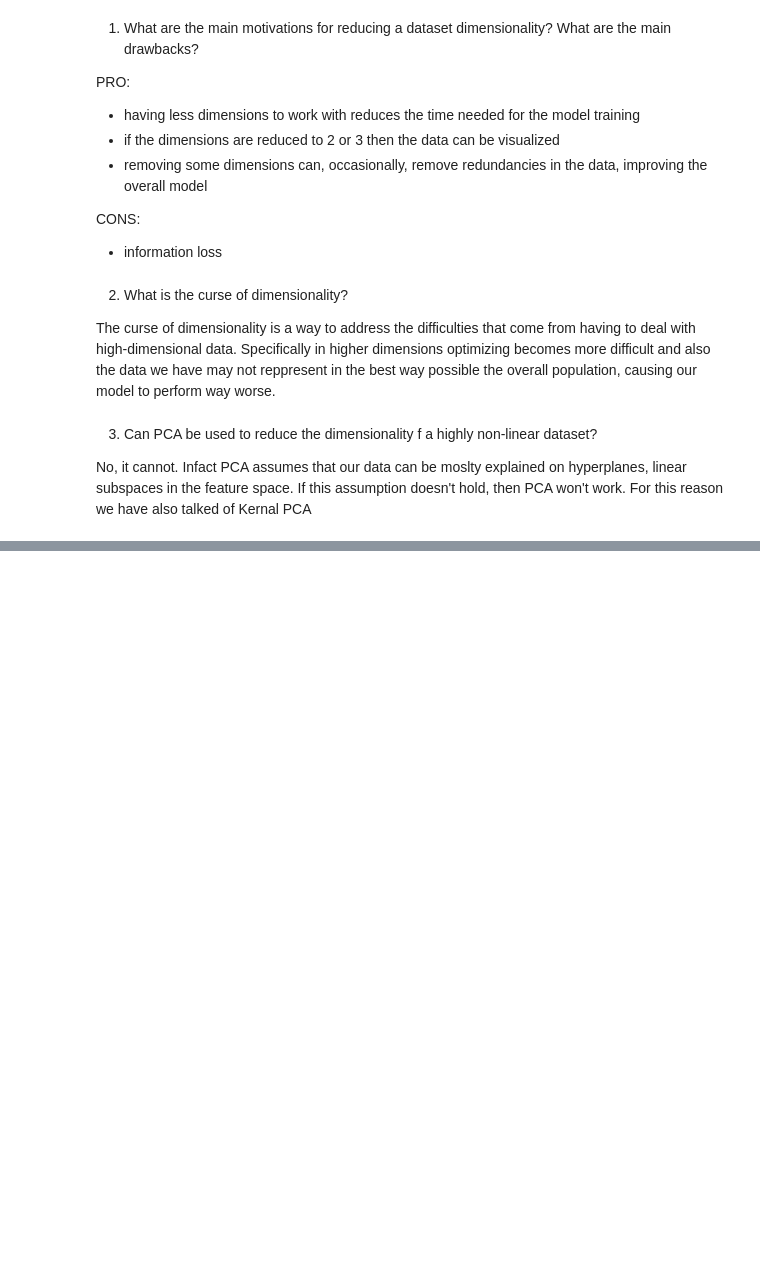
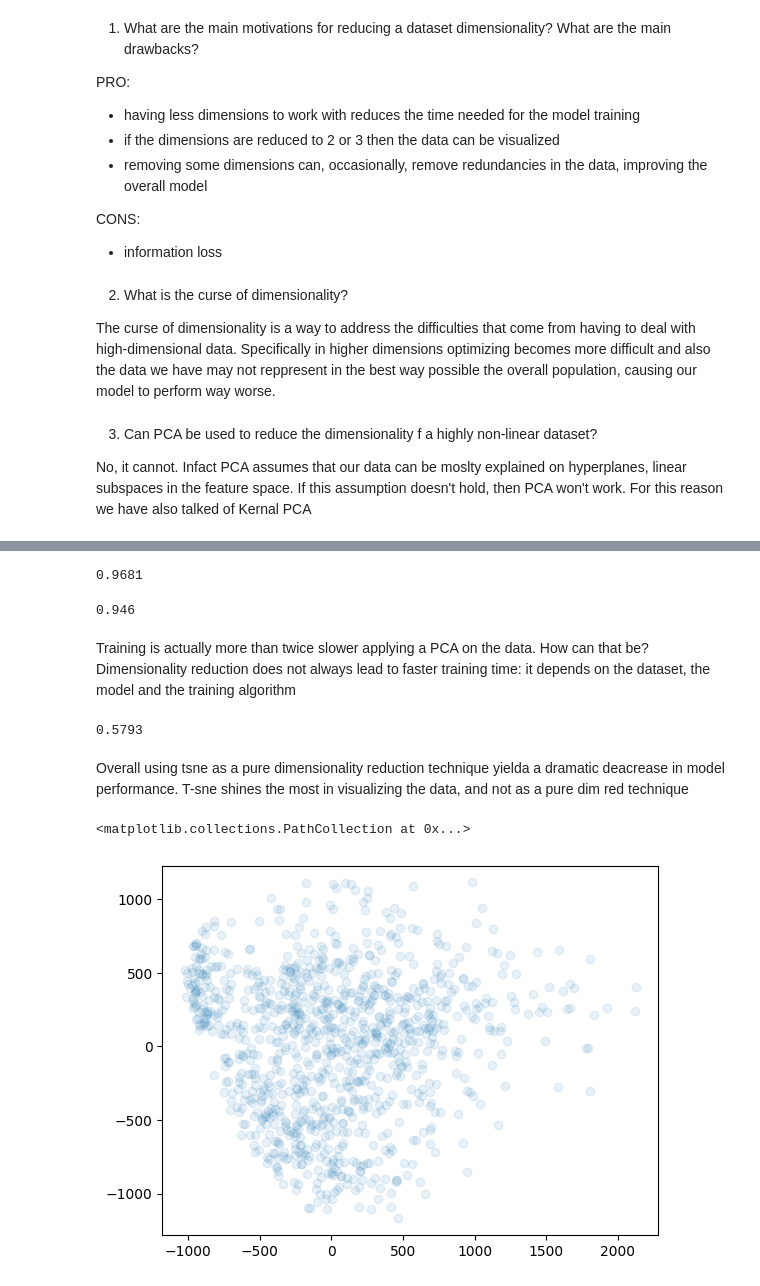
Before and after one commit to vivri1216/HandsOnMachineLearning, a Jupyter notebook: Chapter8_PCA/Chapter8_PCA.ipynb, the cells around one changed output, grey strips where cells are left out. Drawn from its saved outputs; the diff is of its cells as text; code cells hidden in the pictures; blank space fills up the shorter version.

```diff
--- a/Chapter8_PCA/Chapter8_PCA.ipynb
+++ b/Chapter8_PCA/Chapter8_PCA.ipynb
@@ -108,0 +152,47 @@ No, it does not. Infact one is sufficient to reduce the dimensionality of the da
+# %%
+# model without pca
+rf.fit(X_train, y_train)
+rf.score(X_test, y_test)
+
+# time needed: 1 m
+# score (overall accuracy): 0.9681
+# %% [output]
+0.9681
+# %%
+# model with pca applied beforehand
+pip_pca.fit(X_train, y_train)
+pip_pca.score(X_test, y_test)
+
+# time needed: 2m 31s
+# score (overall accuracy): 0.946
+# %% [output]
+0.946
+# %% [markdown]
+Training is actually more than twice slower applying a PCA on the data. How can that be? Dimensionality reduction does not always lead to faster training time: it depends on the dataset, the model and the training algorithm
+# %%
+# model with tsne
+tsne = TSNE(n_components=2, random_state=42)
+X_train_reduced = tsne.fit_transform(X_train)
+X_test_reduced = tsne.fit_transform(X_test)
+
+rf_tsne = RandomForestClassifier()
+rf_tsne.fit(X_train_reduced, y_train)
+rf_tsne.score(X_test_reduced, y_test)
+
+# time needed: 12m 40s
+# score (overall accuracy): 0.5793
+# %% [output]
+0.5793
+# %% [markdown]
+Overall using tsne as a pure dimensionality reduction technique yielda a dramatic deacrease in model performance. T-sne shines the most in visualizing the data, and not as a pure dim red technique
+# %%
+# let's visualize the data
+import matplotlib.pyplot as plt
+
+pca = PCA(n_components=2)
+X_train_pca = pca.fit_transform(X_train)
+# %%
+plt.scatter(X_train_pca[1:1000,0],X_train_pca[1:1000,1], alpha=0.1)
+# %% [output]
+<matplotlib.collections.PathCollection at 0x...>
+[figure, added]
```
Also changed, not shown: parts of 11 cells of this notebook.
